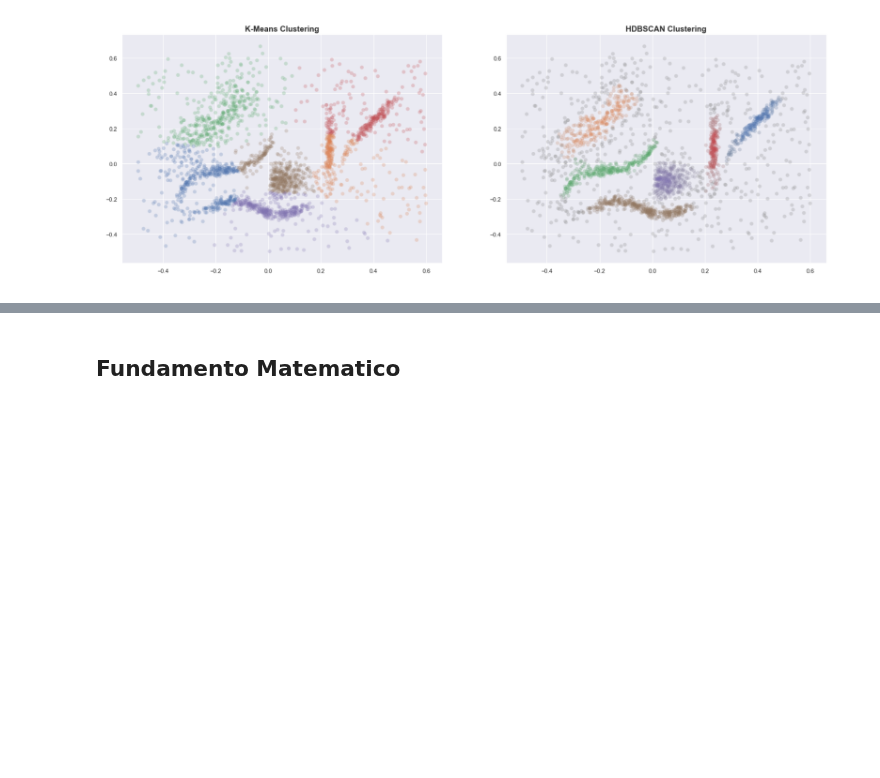
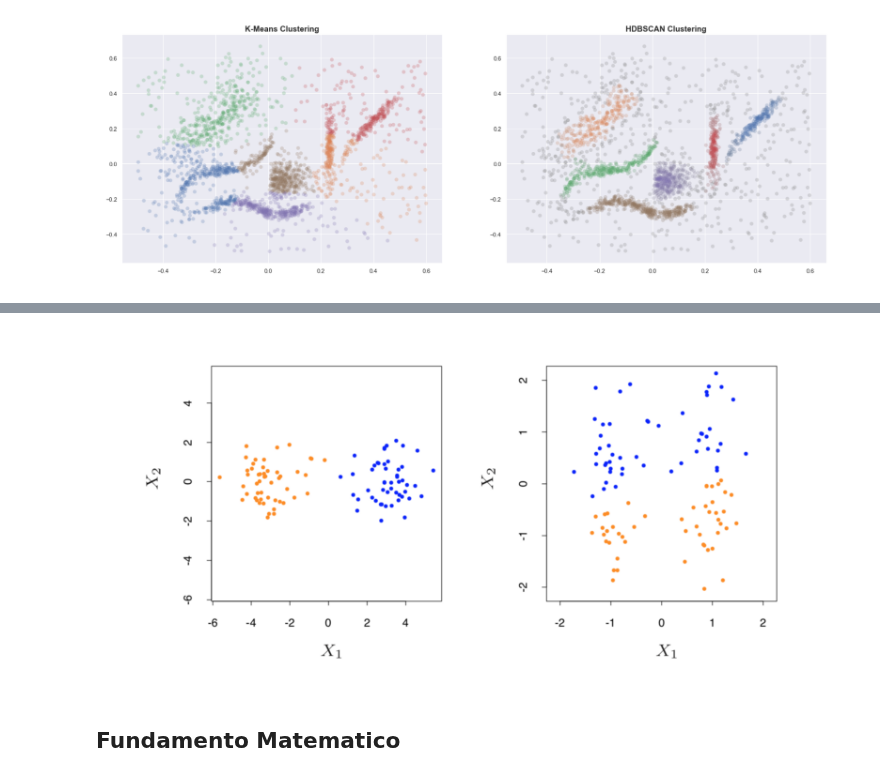
Before and after one commit to Datavaid/HDBSCAN, a Jupyter notebook: HDBSCAN.ipynb, the cells around one changed output, grey strips where cells are left out. Drawn from its saved outputs; the diff is of its cells as text; code cells hidden in the pictures; blank space fills up the shorter version.

```diff
--- a/HDBSCAN.ipynb
+++ b/HDBSCAN.ipynb
@@ -60,3 +73,7 @@ Image(filename = "KH.png", width = 1000, height = 400)
+# %%
+Image(filename = "Kmean.png")
+# %% [output]
+[figure, added]
 # %% [markdown]
 ## Fundamento Matematico
 # %% [markdown]
```
Also changed, not shown: parts of 4 cells of this notebook, 1 other file.
